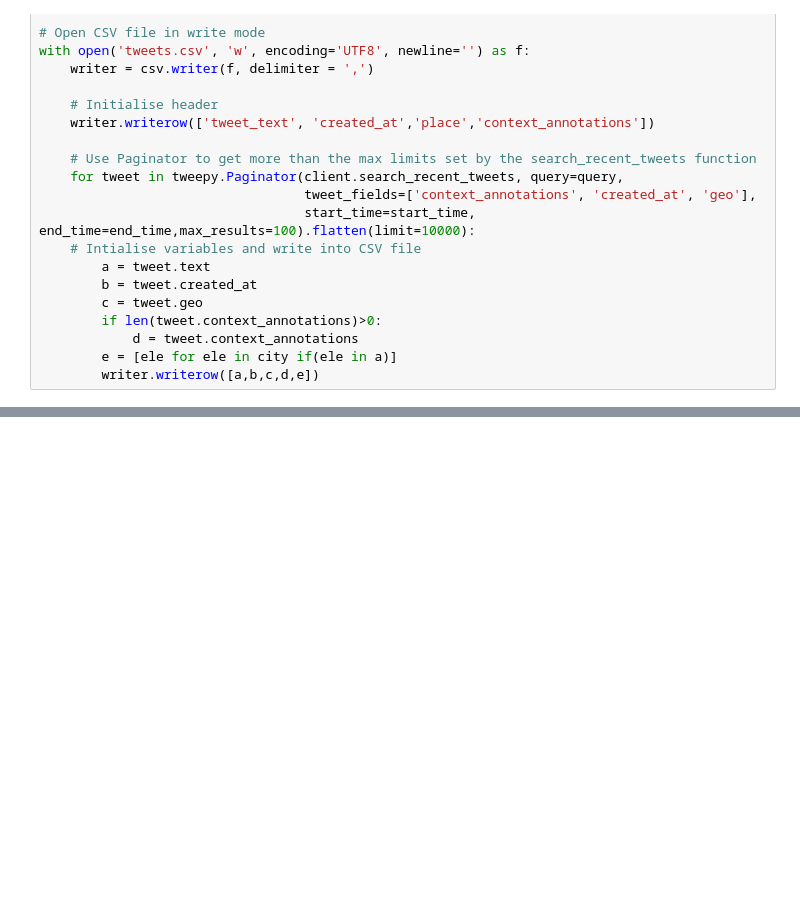
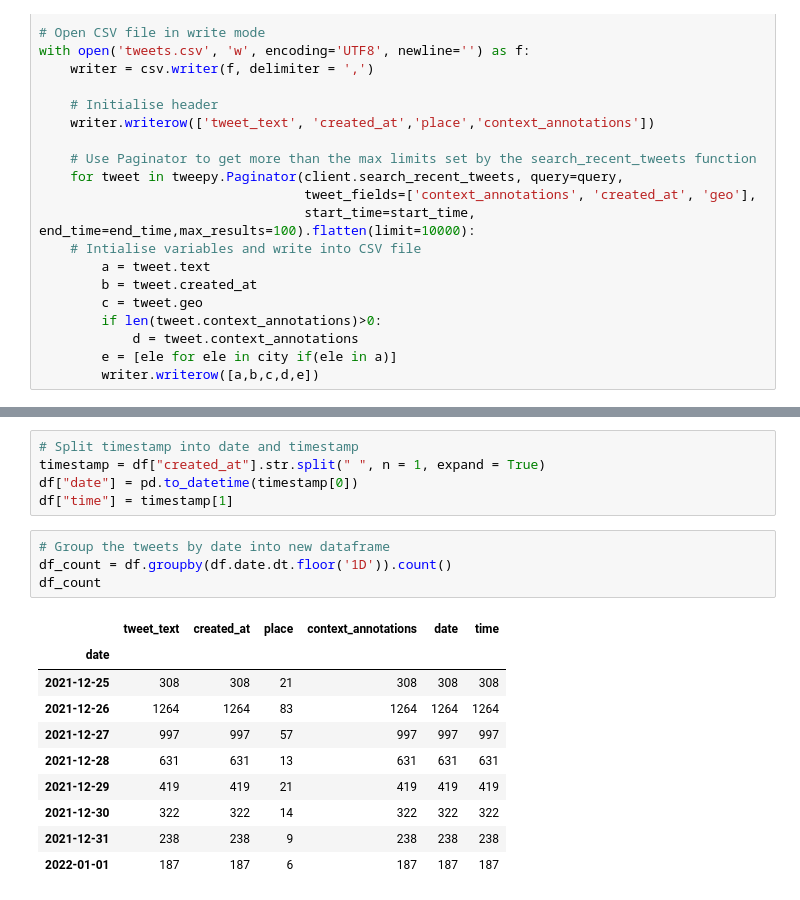
Before and after one commit to wilsonkw97/WeWarnYou, a Jupyter notebook: Data Collection and Pre-processing.ipynb, the cells around one changed output, grey strips where cells are left out. Saved outputs shown, nothing was run; the diff lists cells and outputs as text; blank space fills up the shorter version.

```diff
--- a/Data Collection and Pre-processing.ipynb
+++ b/Data Collection and Pre-processing.ipynb
@@ -67,0 +83,20 @@ with open('tweets.csv', 'w', encoding='UTF8', newline='') as f:
+# %%
+# Split timestamp into date and timestamp
+timestamp = df["created_at"].str.split(" ", n = 1, expand = True)
+df["date"] = pd.to_datetime(timestamp[0])
+df["time"] = timestamp[1]
+# %%
+# Group the tweets by date into new dataframe
+df_count = df.groupby(df.date.dt.floor('1D')).count()
+df_count
+# %% [output]
+|  | tweet_text | created_at | place | context_annotations | date | time |
+| date |  |  |  |  |  |  |
+| 2021-12-25 | 308 | 308 | 21 | 308 | 308 | 308 |
+| 2021-12-26 | 1264 | 1264 | 83 | 1264 | 1264 | 1264 |
+| 2021-12-27 | 997 | 997 | 57 | 997 | 997 | 997 |
+| 2021-12-28 | 631 | 631 | 13 | 631 | 631 | 631 |
+| 2021-12-29 | 419 | 419 | 21 | 419 | 419 | 419 |
+| 2021-12-30 | 322 | 322 | 14 | 322 | 322 | 322 |
+| 2021-12-31 | 238 | 238 | 9 | 238 | 238 | 238 |
+| 2022-01-01 | 187 | 187 | 6 | 187 | 187 | 187 |
```
Also changed, not shown: parts of 4 cells of this notebook.
